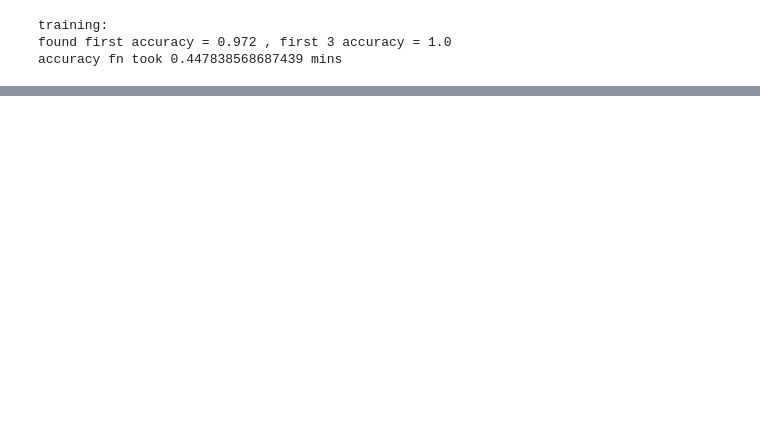
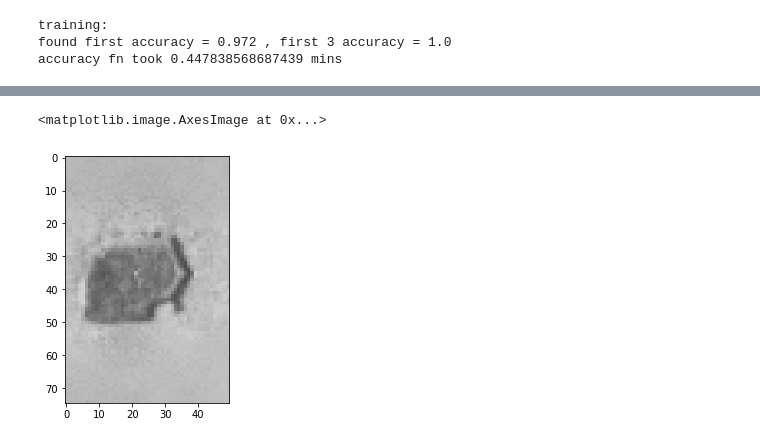
Before and after one commit to AsmaaSobhyy/Hieroglyph-classifier, a Jupyter notebook: oneshot learning.ipynb, the cells around one changed output, grey strips where cells are left out. Saved outputs shown, nothing was run; the diff lists cells and outputs as text; code cells hidden in the pictures; blank space fills up the shorter version.

```diff
--- a/oneshot learning.ipynb
+++ b/oneshot learning.ipynb
@@ -614,7 +616,7 @@ Got an average of 91.6% 20 way one-shot learning accuracy
 # %%
 # model_path=
 # %%
-model.load_weights(model_cos_path+'weights.20000.h5')
+model.load_weights('weights.20000.h5')
 # %%
 def calc_accuracy(N,Xval,yval,anchor_img,anchor_label,model):
     count_first=0
@@ -655,0 +702,2 @@ accuracy fn took 0.447838568687439 mins
+# %%
+predicted,anchor_imgs,targets=whichGlyph(model,test_img1.reshape(75,50,1),anchor_img,anchor_label)
@@ -655,0 +719,5 @@ accuracy fn took 0.447838568687439 mins
+# %%
+io.imshow(anchor_imgs[100].reshape(75,50))
+# %% [output]
+<matplotlib.image.AxesImage at 0x...>
+[figure, added]
```
Also changed, not shown: parts of 20 cells of this notebook, 5 other files.
